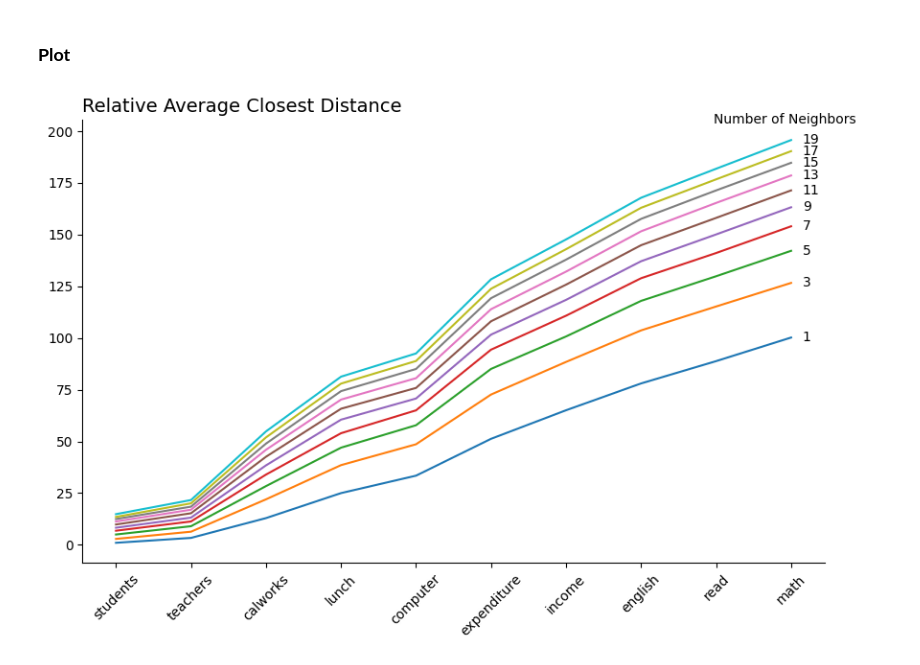
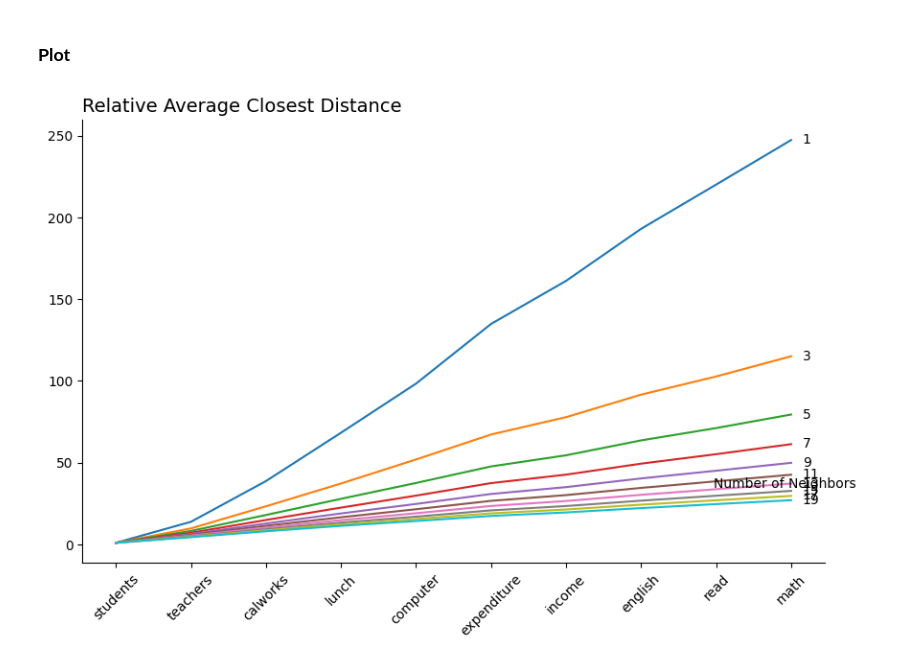
Before and after one commit to pharringtonp19/business-analytics, a Jupyter notebook: notebooks/regression/curse_of_dimensionality.ipynb, the cells around one changed output. Cells and saved outputs as stored; diff of their text form; code cells hidden in the pictures.

```diff
--- a/notebooks/regression/curse_of_dimensionality.ipynb
+++ b/notebooks/regression/curse_of_dimensionality.ipynb
@@ -59,0 +66,10 @@ def avg_closest_distance(matrix, k):
+# %%
+neighbors = list(range(1, 20, 1))
+populations = [100, 500, 1000, 5000, 10000]
+Results = {}
+
+for k in neighbors:
+  results = []
+  for n in populations:
+    results.append(approx_distance(k, n))
+  Results[k] = results
@@ -62,21 +118,13 @@ def avg_closest_distance(matrix, k):
 # %%
-continuous_df = df.loc[:, 'students':'math']
-#continuous_df = (continuous_df - continuous_df.min()) / (continuous_df.max() - continuous_df.min())
-continuous_df = (continuous_df - continuous_df.mean()) / continuous_df.std()
-Results = {}
-rs = range(1, 20, 2)
-for i in tqdm(rs):
-  results = []
-  for column in continuous_df.columns:
-    matrix = jnp.array(continuous_df.loc[:, 'students':column].values)
-    ans = avg_closest_distance(matrix, i)
-    results.append(ans)
-  Results[i] = results
+# continuous_df = df.loc[:, 'students':'math']
+# continuous_df = (continuous_df - continuous_df.mean()) / continuous_df.std()
+# Results = {}
+# rs = range(1, 20, 2)
+# for i in rs:
+#   results = []
+#   for column in continuous_df.columns:
+#     matrix = jnp.array(continuous_df.loc[:, 'students':column].values)
+#     print(matrix.shape)
+#     ans = avg_closest_distance(matrix, i)
+#     results.append(ans)
+#   Results[i] = results
-# %%
-y_values = [i[0] for i in list(Results.values())]
-plt.plot(list(rs), y_values)
-plt.title('Relative Average Closest Distance', loc='left', size=14)
-ax = plt.gca()
-ax.spines['right'].set_visible(False)
-ax.spines['top'].set_visible(False)
-plt.show()
@@ -93,32 +148,32 @@ plt.figure(figsize=(10, 6))
 
 # Plot each line and annotate the end with the label
 for i in rs:
-    y_values = np.array(Results[i]) / Results[1][0]
+    y_values = np.array(Results[i]) / Results[i][0]
     plt.plot(continuous_df.columns, y_values)
 
     # Annotate the end of each line
     note = f"{i}"  # Customize or use `i` or another label as needed
     plt.annotate(
         textwrap.fill(note, width=120),
         xy=(.97, y_values[-1]),  # Set x to 1 (end of x-axis), y to last y value in the series
         xycoords=('axes fraction', 'data'),  # Position relative to axis and data
         ha='left',
         va="center",
         fontsize=10
     )
 plt.annotate(
     textwrap.fill('Number of Neighbors', width=120),
     xy=(0.85, y_values[-1]+ 10),  # Set x to 1 (end of x-axis), y to last y value in the series
     xycoords=('axes fraction', 'data'),  # Position relative to axis and data
     ha='left',
     va="center",
     fontsize=10
 )
 plt.title('Relative Average Closest Distance', loc='left', size=14)
 plt.xticks(rotation=45)
 ax = plt.gca()
 ax.spines['right'].set_visible(False)
 ax.spines['top'].set_visible(False)
 plt.show()
 # %% [output]
-[figure, old version]
+[figure, new version]
```
Also changed, not shown: parts of 12 cells of this notebook.
